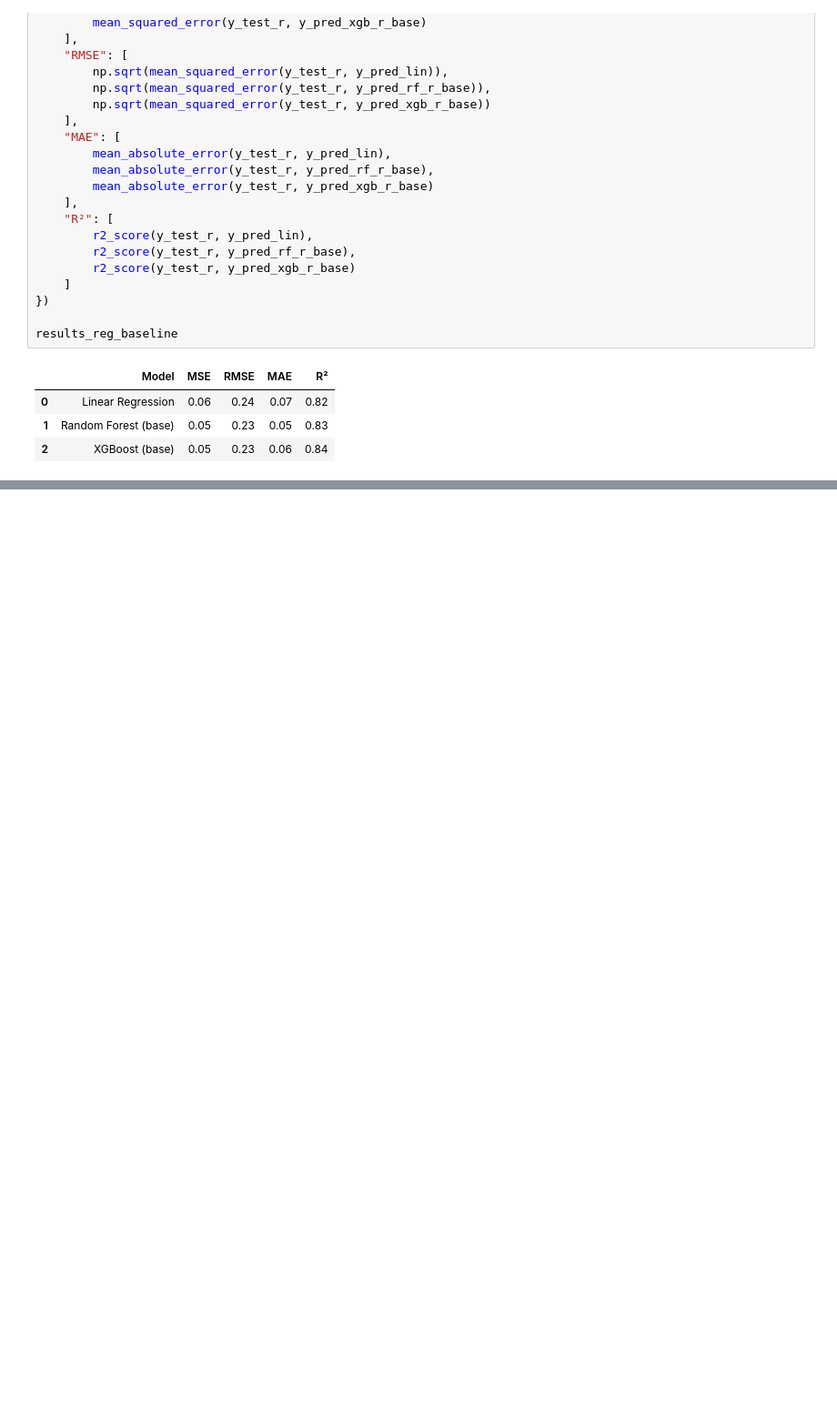
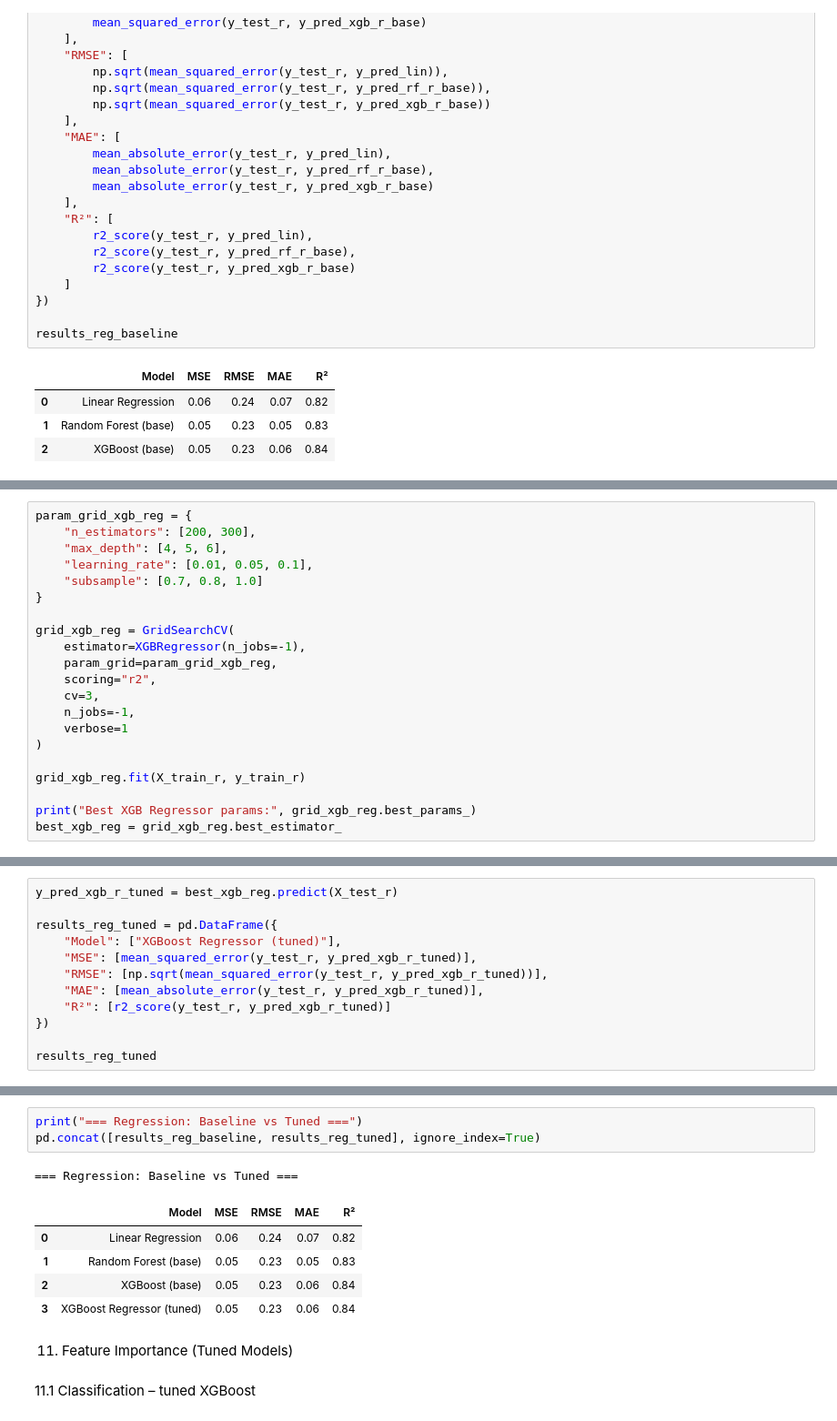
Before and after one commit to Rajabboev/hybrid_credit_risk_ML, a Jupyter notebook: Notebooks/hybrid_ml_credit_risk_16577.ipynb, the cells around one changed output, grey strips where cells are left out. Shown at 91% size. Drawn from its saved outputs; the diff is of its cells as text; blank space fills up the shorter version.

```diff
--- a/Notebooks/hybrid_ml_credit_risk_16577.ipynb
+++ b/Notebooks/hybrid_ml_credit_risk_16577.ipynb
@@ -645,0 +705,21 @@ results_reg_baseline
+# %%
+param_grid_xgb_reg = {
+    "n_estimators": [200, 300],
+    "max_depth": [4, 5, 6],
+    "learning_rate": [0.01, 0.05, 0.1],
+    "subsample": [0.7, 0.8, 1.0]
+}
+
+grid_xgb_reg = GridSearchCV(
+    estimator=XGBRegressor(n_jobs=-1),
+    param_grid=param_grid_xgb_reg,
+    scoring="r2",
+    cv=3,
+    n_jobs=-1,
+    verbose=1
+)
+
+grid_xgb_reg.fit(X_train_r, y_train_r)
+
+print("Best XGB Regressor params:", grid_xgb_reg.best_params_)
+best_xgb_reg = grid_xgb_reg.best_estimator_
@@ -645,0 +773,12 @@ results_reg_baseline
+# %%
+y_pred_xgb_r_tuned = best_xgb_reg.predict(X_test_r)
+
+results_reg_tuned = pd.DataFrame({
+    "Model": ["XGBoost Regressor (tuned)"],
+    "MSE": [mean_squared_error(y_test_r, y_pred_xgb_r_tuned)],
+    "RMSE": [np.sqrt(mean_squared_error(y_test_r, y_pred_xgb_r_tuned))],
+    "MAE": [mean_absolute_error(y_test_r, y_pred_xgb_r_tuned)],
+    "R²": [r2_score(y_test_r, y_pred_xgb_r_tuned)]
+})
+
+results_reg_tuned
@@ -645,0 +801,14 @@ results_reg_baseline
+# %%
+print("=== Regression: Baseline vs Tuned ===")
+pd.concat([results_reg_baseline, results_reg_tuned], ignore_index=True)
+# %% [output]
+=== Regression: Baseline vs Tuned ===
+|  | Model | MSE | RMSE | MAE | R² |
+| 0 | Linear Regression | 0.06 | 0.24 | 0.07 | 0.82 |
+| 1 | Random Forest (base) | 0.05 | 0.23 | 0.05 | 0.83 |
+| 2 | XGBoost (base) | 0.05 | 0.23 | 0.06 | 0.84 |
+| 3 | XGBoost Regressor (tuned) | 0.05 | 0.23 | 0.06 | 0.84 |
+# %% [markdown]
+11. Feature Importance (Tuned Models)
+# %% [markdown]
+11.1 Classification – tuned XGBoost
```
Also changed, not shown: parts of 15 cells of this notebook.
